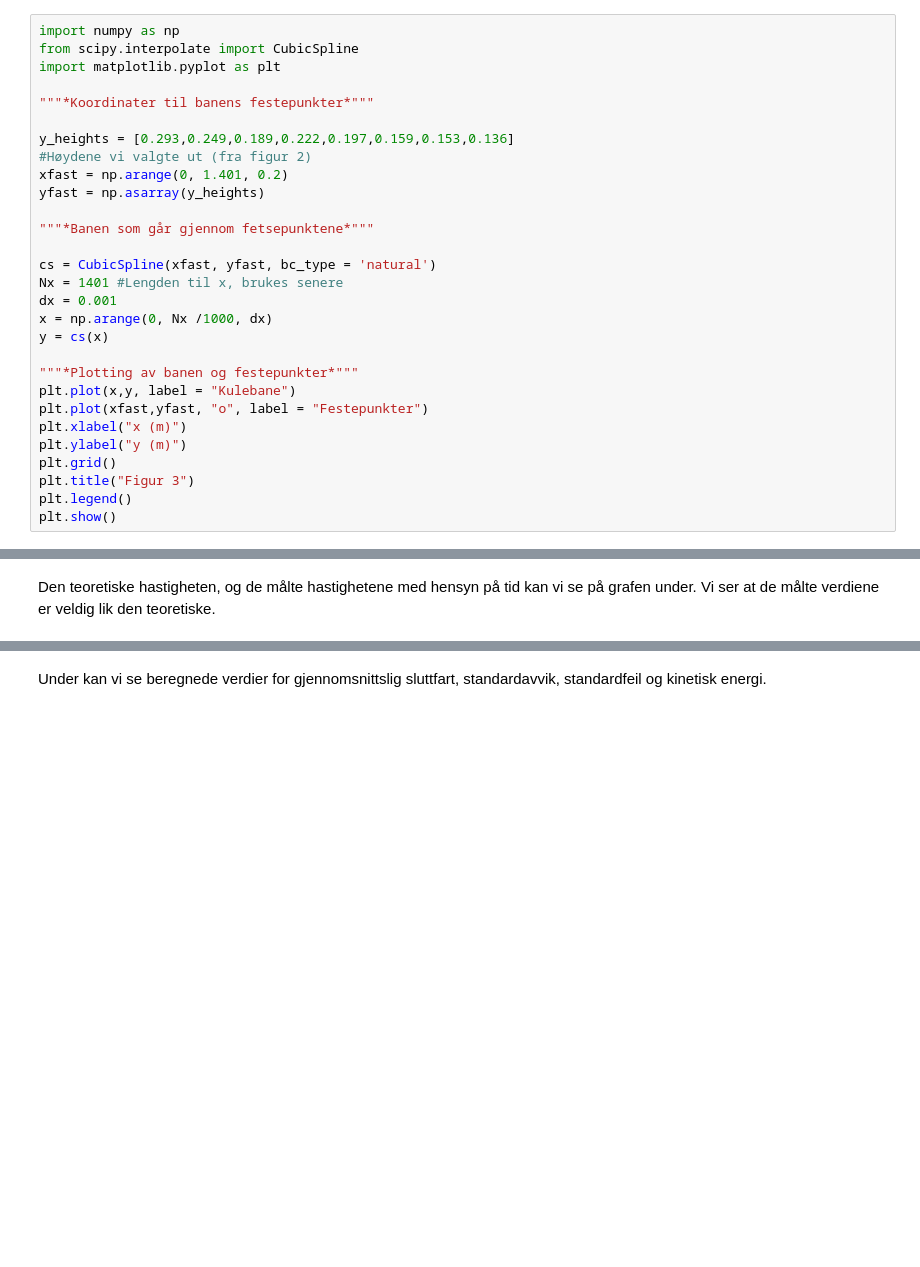
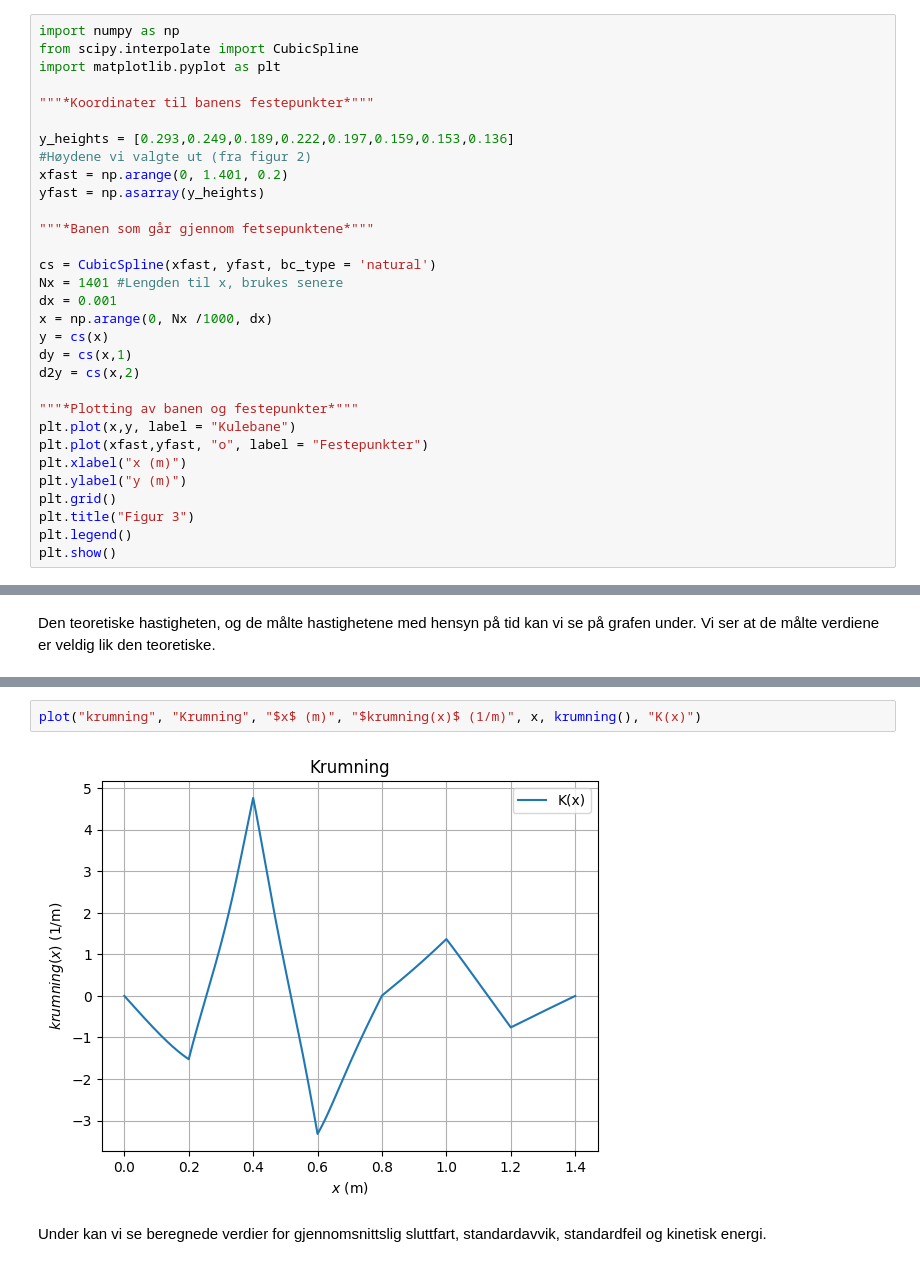
Before and after one commit to FriedSheep/TFY4115, a Jupyter notebook: Rapport/Rapport.ipynb, the cells around one changed output, grey strips where cells are left out. Cells and saved outputs as stored; diff of their text form; blank space fills up the shorter version.

```diff
--- a/Rapport/Rapport.ipynb
+++ b/Rapport/Rapport.ipynb
@@ -104,6 +104,8 @@ Nx = 1401 #Lengden til x, brukes senere
 dx = 0.001
 x = np.arange(0, Nx /1000, dx)
 y = cs(x)
+dy = cs(x,1)
+d2y = cs(x,2)
 
 """*Plotting av banen og festepunkter*"""
 plt.plot(x,y, label = "Kulebane")
@@ -185,3 +224,7 @@ Teoretisk sluttfart: 1.4833215622860934
+# %%
+plot("krumning", "Krumning", "$x$ (m)", "$krumning(x)$ (1/m)", x, krumning(), "K(x)")
+# %% [output]
+[figure, added]
 # %% [markdown]
 Under kan vi se beregnede verdier for gjennomsnittslig sluttfart, standardavvik, standardfeil og kinetisk energi.
 # %%
```
Also changed, not shown: parts of 7 cells of this notebook.
